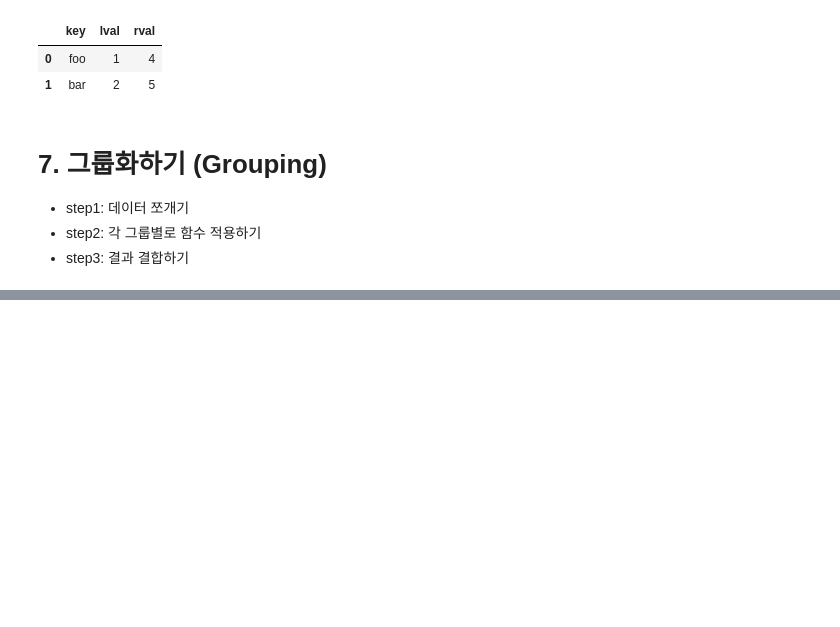
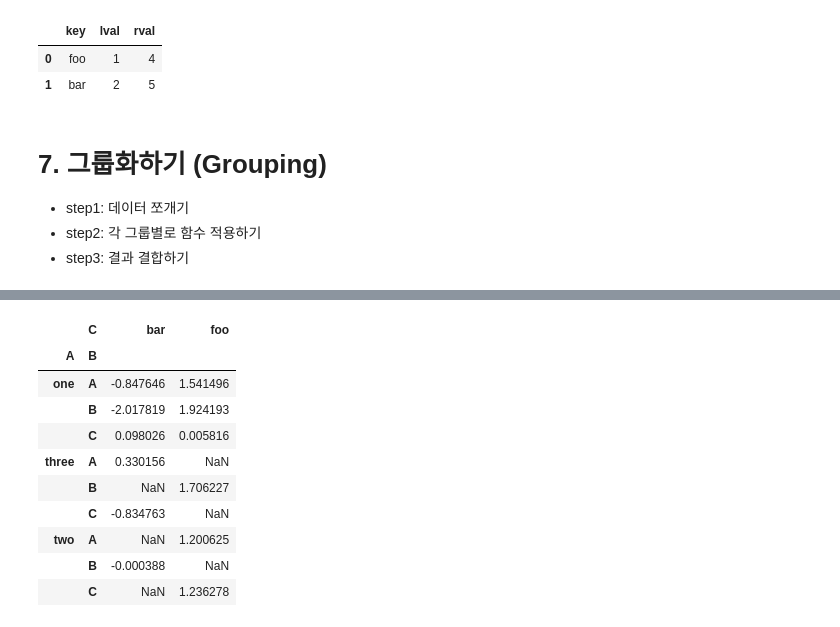
Before and after one commit to hanna-joo/Edu_BigData, a Jupyter notebook: python_edu/pandas_basic.ipynb, the cells around one changed output, grey strips where cells are left out. Drawn from its saved outputs; the diff is of its cells as text; code cells hidden in the pictures; blank space fills up the shorter version.

```diff
--- a/python_edu/pandas_basic.ipynb
+++ b/python_edu/pandas_basic.ipynb
@@ -669,0 +773,14 @@ df.groupby(['A','B']).sum()
+# %%
+pd.pivot_table(df, values='D', index=['A','B'], columns=['C'])
+# %% [output]
+|  | C | bar | foo |
+| A | B |  |  |
+| one | A | -0.847646 | 1.541496 |
+|  | B | -2.017819 | 1.924193 |
+|  | C | 0.098026 | 0.005816 |
+| three | A | 0.330156 | NaN |
+|  | B | NaN | 1.706227 |
+|  | C | -0.834763 | NaN |
+| two | A | NaN | 1.200625 |
+|  | B | -0.000388 | NaN |
+|  | C | NaN | 1.236278 |
```
Also changed, not shown: parts of 56 cells of this notebook.
